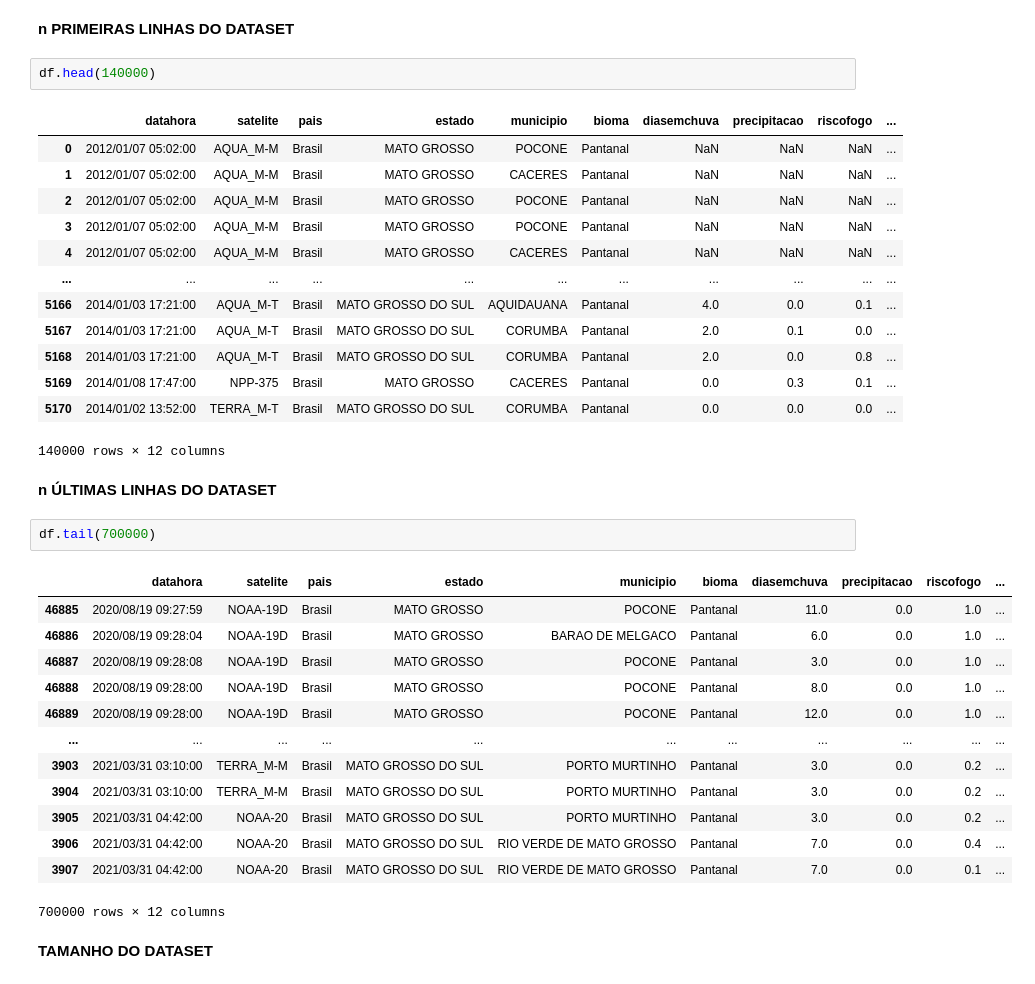
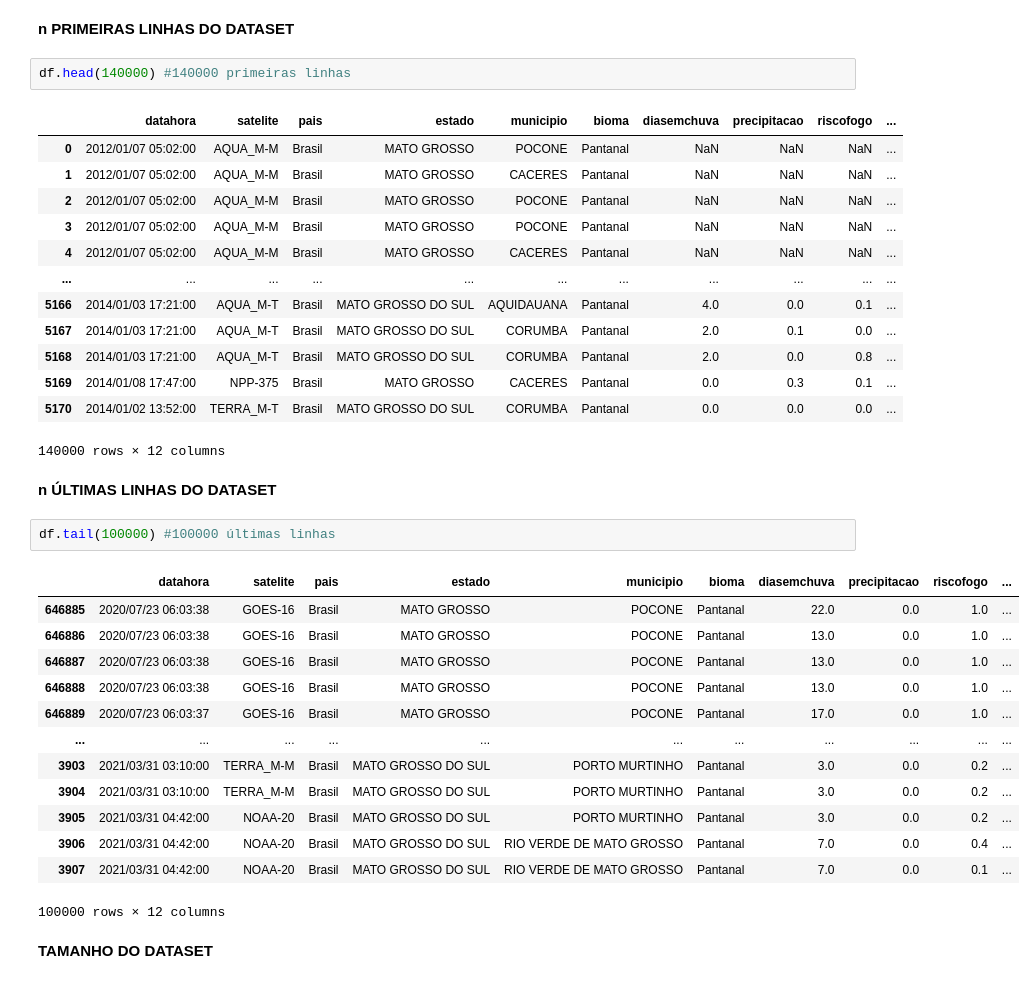
Before and after one commit to charlespimentel/PROJ_QUEIMA_BR, a Jupyter notebook: Inpe_12_21.ipynb, the cells around one changed output. Saved outputs shown, nothing was run; the diff lists cells and outputs as text.

```diff
--- a/Inpe_12_21.ipynb
+++ b/Inpe_12_21.ipynb
@@ -33,7 +40,7 @@ df = pd.concat([df2012, df2013, df2014, df2015, df2016, df2017, df2018, df2019,
 # %% [markdown]
 **n PRIMEIRAS LINHAS DO DATASET**
 # %%
-df.head(140000)
+df.head(140000) #140000 primeiras linhas
 # %% [output]
 |  | datahora | satelite | pais | estado | municipio | bioma | diasemchuva | precipitacao | riscofogo | ... |
 | 0 | 2012/01/07 05:02:00 | AQUA_M-M | Brasil | MATO GROSSO | POCONE | Pantanal | NaN | NaN | NaN | ... |
@@ -50,22 +57,22 @@ df.head(140000)
 140000 rows × 12 columns
 # %% [markdown]
 **n ÚLTIMAS LINHAS DO DATASET**
-# %%
-df.tail(700000)
-# %% [output]
-|  | datahora | satelite | pais | estado | municipio | bioma | diasemchuva | precipitacao | riscofogo | ... |
-| 46885 | 2020/08/19 09:27:59 | NOAA-19D | Brasil | MATO GROSSO | POCONE | Pantanal | 11.0 | 0.0 | 1.0 | ... |
-| 46886 | 2020/08/19 09:28:04 | NOAA-19D | Brasil | MATO GROSSO | BARAO DE MELGACO | Pantanal | 6.0 | 0.0 | 1.0 | ... |
-| 46887 | 2020/08/19 09:28:08 | NOAA-19D | Brasil | MATO GROSSO | POCONE | Pantanal | 3.0 | 0.0 | 1.0 | ... |
-| 46888 | 2020/08/19 09:28:00 | NOAA-19D | Brasil | MATO GROSSO | POCONE | Pantanal | 8.0 | 0.0 | 1.0 | ... |
-| 46889 | 2020/08/19 09:28:00 | NOAA-19D | Brasil | MATO GROSSO | POCONE | Pantanal | 12.0 | 0.0 | 1.0 | ... |
-| ... | ... | ... | ... | ... | ... | ... | ... | ... | ... | ... |
-| 3903 | 2021/03/31 03:10:00 | TERRA_M-M | Brasil | MATO GROSSO DO SUL | PORTO MURTINHO | Pantanal | 3.0 | 0.0 | 0.2 | ... |
-| 3904 | 2021/03/31 03:10:00 | TERRA_M-M | Brasil | MATO GROSSO DO SUL | PORTO MURTINHO | Pantanal | 3.0 | 0.0 | 0.2 | ... |
-| 3905 | 2021/03/31 04:42:00 | NOAA-20 | Brasil | MATO GROSSO DO SUL | PORTO MURTINHO | Pantanal | 3.0 | 0.0 | 0.2 | ... |
-| 3906 | 2021/03/31 04:42:00 | NOAA-20 | Brasil | MATO GROSSO DO SUL | RIO VERDE DE MATO GROSSO | Pantanal | 7.0 | 0.0 | 0.4 | ... |
-| 3907 | 2021/03/31 04:42:00 | NOAA-20 | Brasil | MATO GROSSO DO SUL | RIO VERDE DE MATO GROSSO | Pantanal | 7.0 | 0.0 | 0.1 | ... |
-700000 rows × 12 columns
+# %%
+df.tail(100000) #100000 últimas linhas
+# %% [output]
+|  | datahora | satelite | pais | estado | municipio | bioma | diasemchuva | precipitacao | riscofogo | ... |
+| 646885 | 2020/07/23 06:03:38 | GOES-16 | Brasil | MATO GROSSO | POCONE | Pantanal | 22.0 | 0.0 | 1.0 | ... |
+| 646886 | 2020/07/23 06:03:38 | GOES-16 | Brasil | MATO GROSSO | POCONE | Pantanal | 13.0 | 0.0 | 1.0 | ... |
+| 646887 | 2020/07/23 06:03:38 | GOES-16 | Brasil | MATO GROSSO | POCONE | Pantanal | 13.0 | 0.0 | 1.0 | ... |
+| 646888 | 2020/07/23 06:03:38 | GOES-16 | Brasil | MATO GROSSO | POCONE | Pantanal | 13.0 | 0.0 | 1.0 | ... |
+| 646889 | 2020/07/23 06:03:37 | GOES-16 | Brasil | MATO GROSSO | POCONE | Pantanal | 17.0 | 0.0 | 1.0 | ... |
+| ... | ... | ... | ... | ... | ... | ... | ... | ... | ... | ... |
+| 3903 | 2021/03/31 03:10:00 | TERRA_M-M | Brasil | MATO GROSSO DO SUL | PORTO MURTINHO | Pantanal | 3.0 | 0.0 | 0.2 | ... |
+| 3904 | 2021/03/31 03:10:00 | TERRA_M-M | Brasil | MATO GROSSO DO SUL | PORTO MURTINHO | Pantanal | 3.0 | 0.0 | 0.2 | ... |
+| 3905 | 2021/03/31 04:42:00 | NOAA-20 | Brasil | MATO GROSSO DO SUL | PORTO MURTINHO | Pantanal | 3.0 | 0.0 | 0.2 | ... |
+| 3906 | 2021/03/31 04:42:00 | NOAA-20 | Brasil | MATO GROSSO DO SUL | RIO VERDE DE MATO GROSSO | Pantanal | 7.0 | 0.0 | 0.4 | ... |
+| 3907 | 2021/03/31 04:42:00 | NOAA-20 | Brasil | MATO GROSSO DO SUL | RIO VERDE DE MATO GROSSO | Pantanal | 7.0 | 0.0 | 0.1 | ... |
+100000 rows × 12 columns
 # %% [markdown]
 **TAMANHO DO DATASET**
 # %%
```
Also changed, not shown: parts of 2 cells of this notebook.
